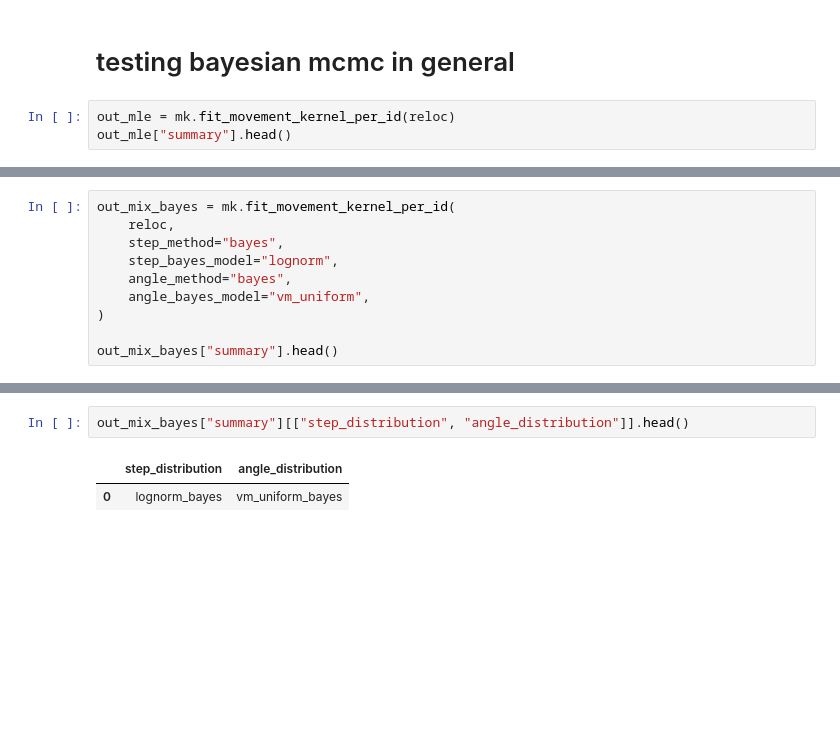
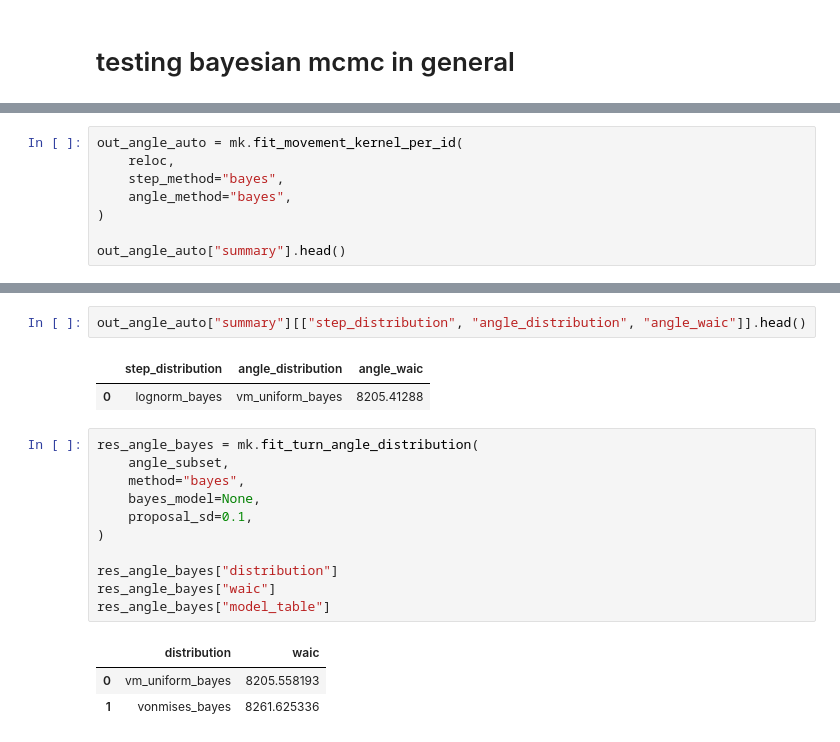
Before and after one commit to PantheraPaulus/hrHSA-public, a Jupyter notebook: Module_import&test.ipynb, the cells around one changed output, grey strips where cells are left out. Drawn from its saved outputs; the diff is of its cells as text; blank space fills up the shorter version.

```diff
--- a/Module_import&test.ipynb
+++ b/Module_import&test.ipynb
@@ -808,6 +808,3 @@ res_mix_bayes
         [7.61652328, 0.10644906]])}
 # %% [markdown]
 # testing bayesian mcmc in general
-# %%
-out_mle = mk.fit_movement_kernel_per_id(reloc)
-out_mle["summary"].head()
@@ -817,13 +811,11 @@ out_mle["summary"].head()
 # %%
-out_mix_bayes = mk.fit_movement_kernel_per_id(
+out_angle_auto = mk.fit_movement_kernel_per_id(
     reloc,
     step_method="bayes",
-    step_bayes_model="lognorm",
     angle_method="bayes",
-    angle_bayes_model="vm_uniform",
 )
 
-out_mix_bayes["summary"].head()
+out_angle_auto["summary"].head()
 # %% [output]
 |  | ID | n_steps | step_distribution | step_q25 | step_median | step_mean | step_q75 | step_max | n_angles | ... |
 | 0 | NPL38 | 2584 | lognorm_bayes | 8.809685 | 63.692252 | 546.335874 | 760.120739 | 7014.598776 | 2252 | ... |
@@ -834,7 +826,22 @@ out_mix_bayes["summary"].filter(regex="angle").head()
 |  | n_angles | angle_distribution | angle_acceptance_rate | angle_posterior_mean_kappa | angle_posterior_median_kappa | ... |
 | 0 | 2252 | vm_uniform_bayes | 0.36275 | 7.03265 | 6.712158 | ... |
 # %%
-out_mix_bayes["summary"][["step_distribution", "angle_distribution"]].head()
+out_angle_auto["summary"][["step_distribution", "angle_distribution", "angle_waic"]].head()
 # %% [output]
-|  | step_distribution | angle_distribution |
-| 0 | lognorm_bayes | vm_uniform_bayes |
+|  | step_distribution | angle_distribution | angle_waic |
+| 0 | lognorm_bayes | vm_uniform_bayes | 8205.41288 |
+# %%
+res_angle_bayes = mk.fit_turn_angle_distribution(
+    angle_subset,
+    method="bayes",
+    bayes_model=None,
+    proposal_sd=0.1,
+)
+
+res_angle_bayes["distribution"]
+res_angle_bayes["waic"]
+res_angle_bayes["model_table"]
+# %% [output]
+|  | distribution | waic |
+| 0 | vm_uniform_bayes | 8205.558193 |
+| 1 | vonmises_bayes | 8261.625336 |
```
Also changed, not shown: parts of 2 cells of this notebook.
